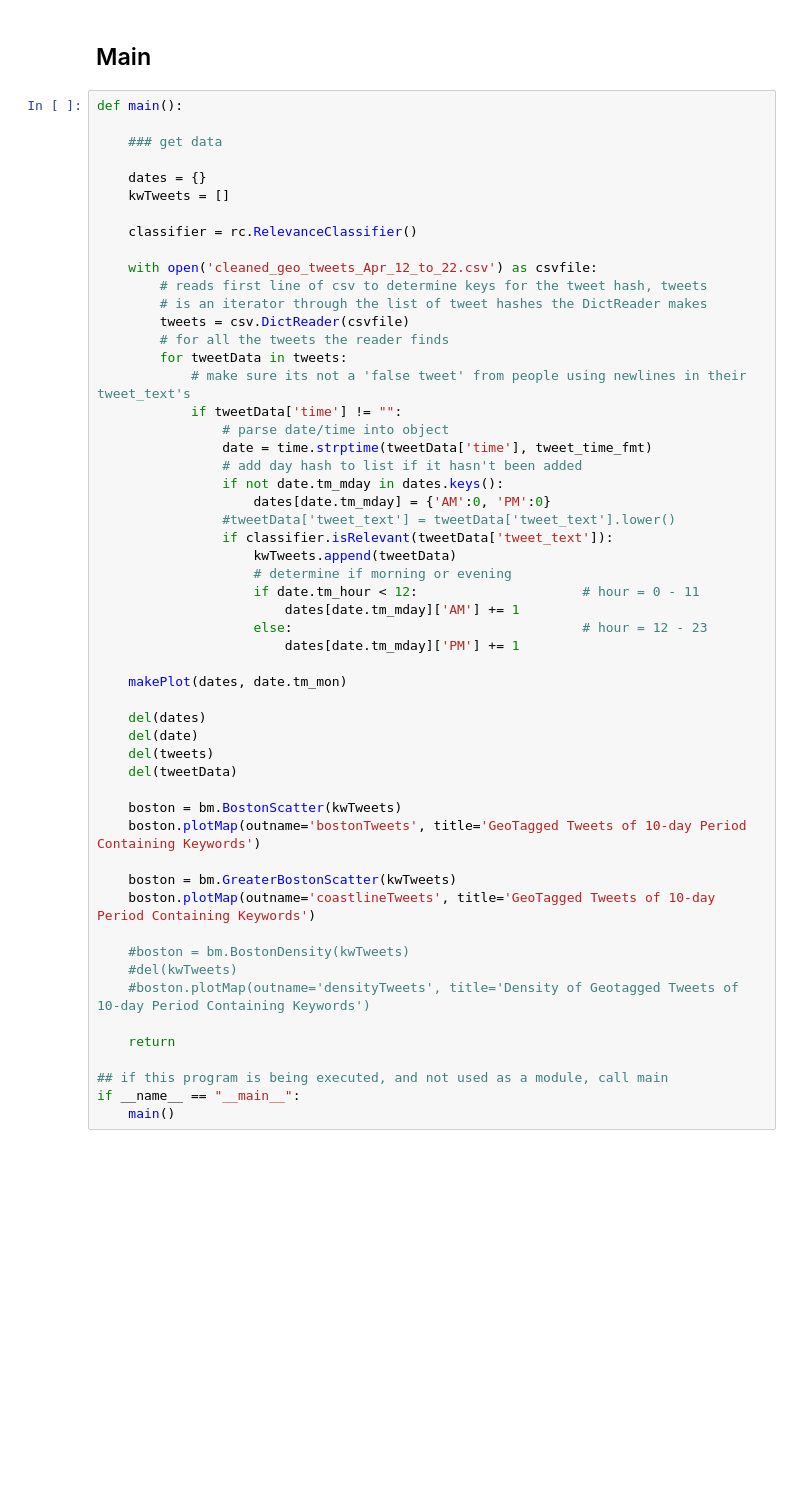
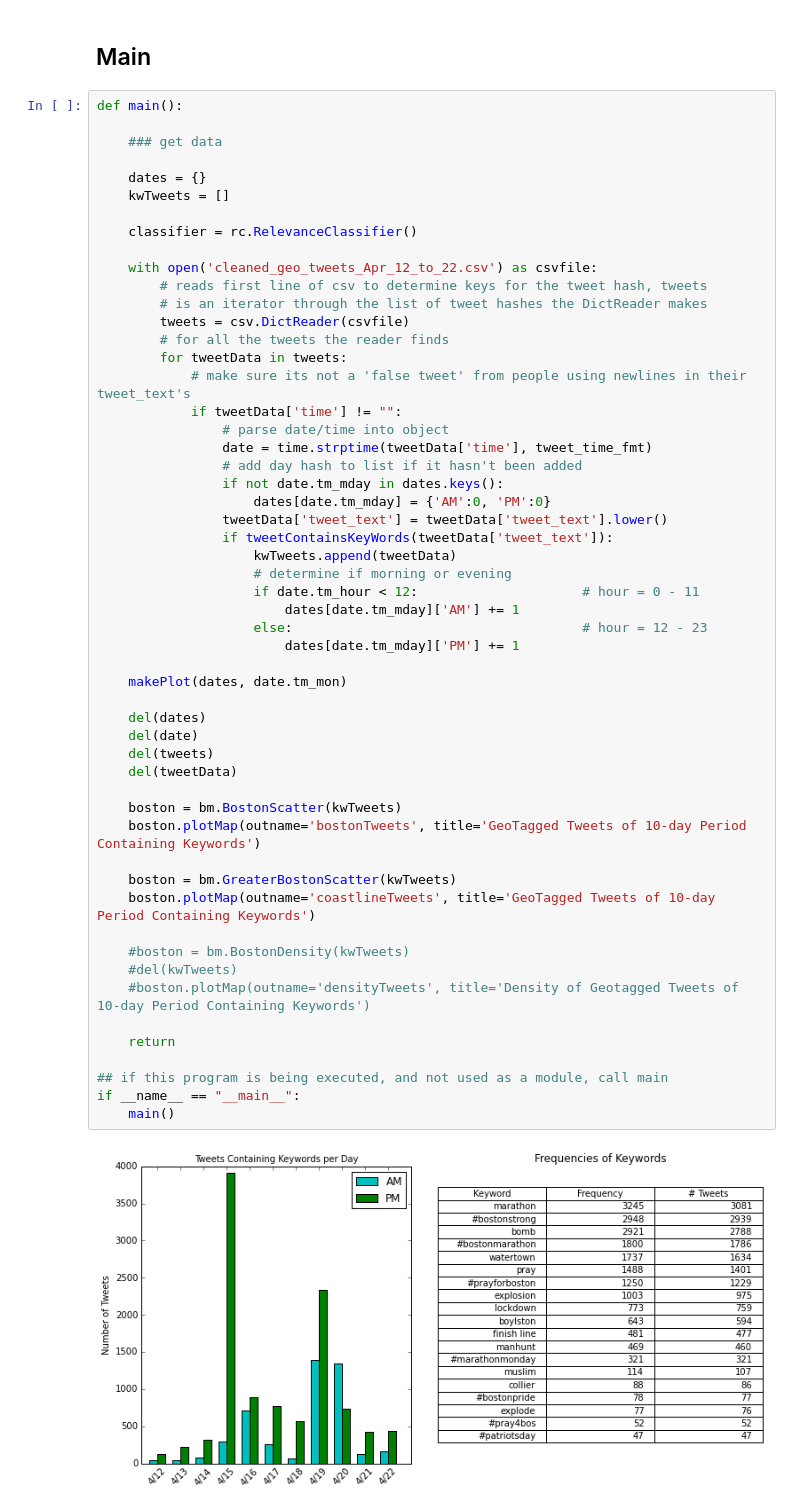
Before and after one commit to brix4dayz/bari_reu_2015, a Jupyter notebook: tweets/tweets_analyzer.ipynb, the cells around one changed output. Cells and saved outputs as stored; diff of their text form; blank space fills up the shorter version.

```diff
--- a/tweets/tweets_analyzer.ipynb
+++ b/tweets/tweets_analyzer.ipynb
@@ -137,34 +137,36 @@ def main():
                 # add day hash to list if it hasn't been added
                 if not date.tm_mday in dates.keys():
                     dates[date.tm_mday] = {'AM':0, 'PM':0}
-                #tweetData['tweet_text'] = tweetData['tweet_text'].lower()
-                if classifier.isRelevant(tweetData['tweet_text']):
+                tweetData['tweet_text'] = tweetData['tweet_text'].lower()
+                if tweetContainsKeyWords(tweetData['tweet_text']):
                     kwTweets.append(tweetData)
                     # determine if morning or evening
                     if date.tm_hour < 12:                     # hour = 0 - 11
                         dates[date.tm_mday]['AM'] += 1
                     else:                                     # hour = 12 - 23
                         dates[date.tm_mday]['PM'] += 1
 
     makePlot(dates, date.tm_mon)
 
     del(dates)
     del(date)
     del(tweets)
     del(tweetData)
 
     boston = bm.BostonScatter(kwTweets)
     boston.plotMap(outname='bostonTweets', title='GeoTagged Tweets of 10-day Period Containing Keywords')
 
     boston = bm.GreaterBostonScatter(kwTweets)
     boston.plotMap(outname='coastlineTweets', title='GeoTagged Tweets of 10-day Period Containing Keywords')
 
     #boston = bm.BostonDensity(kwTweets)
     #del(kwTweets)
     #boston.plotMap(outname='densityTweets', title='Density of Geotagged Tweets of 10-day Period Containing Keywords')
 
     return
 
 ## if this program is being executed, and not used as a module, call main
 if __name__ == "__main__":
     main()
+# %% [output]
+[figure, added]
```
Also changed, not shown: parts of 1 cell of this notebook, 5 other files.
